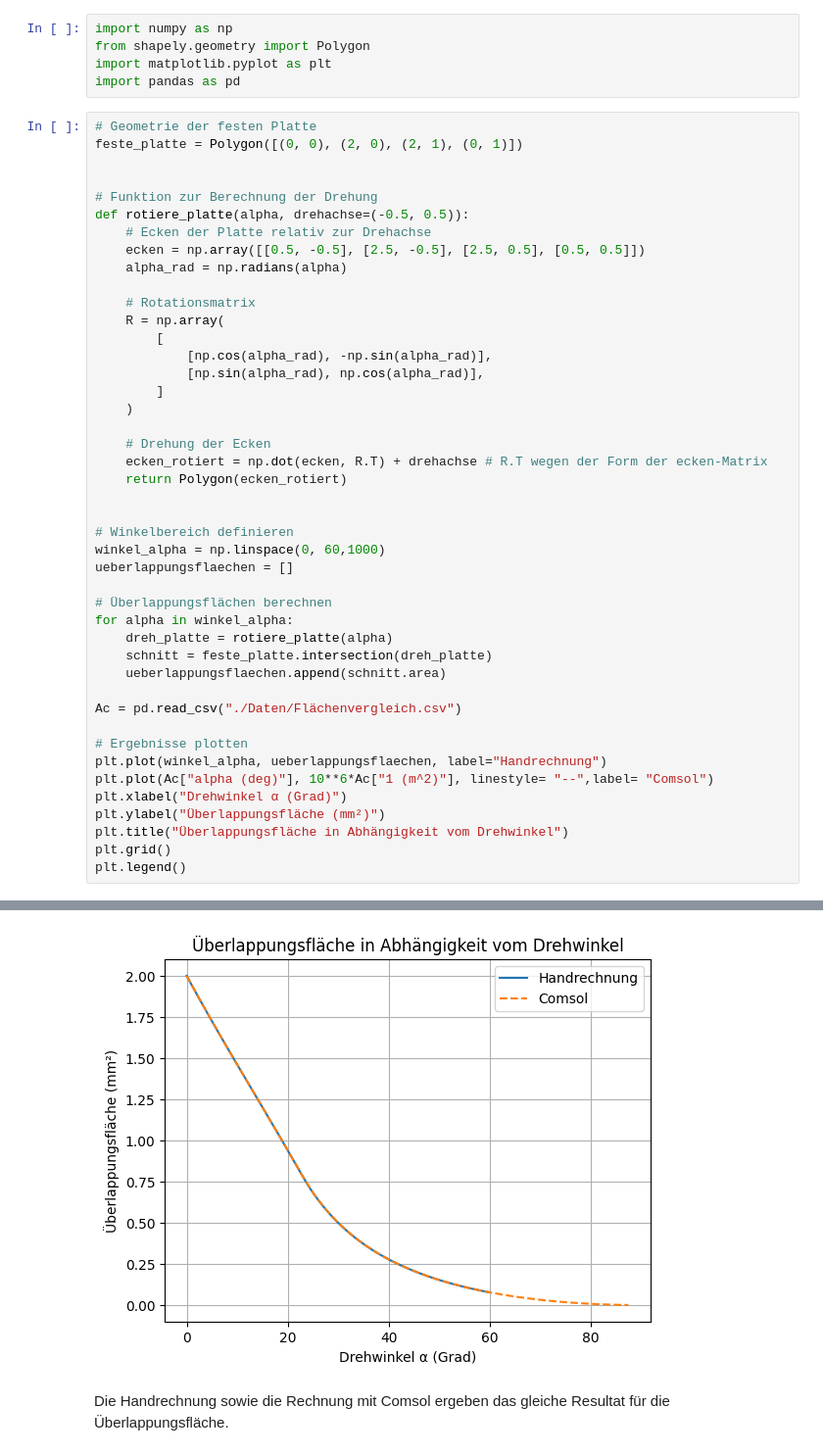
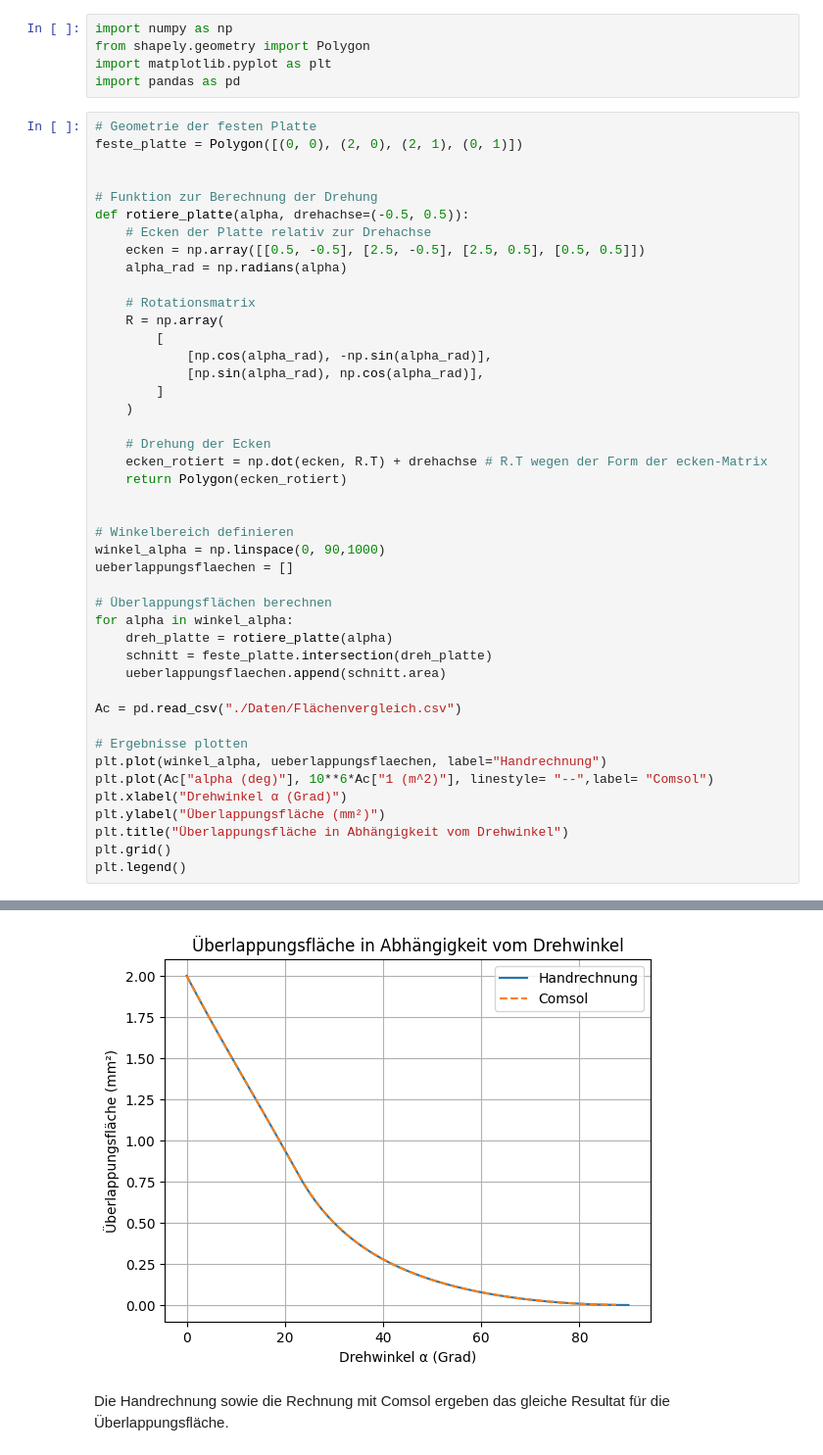
Before and after one commit to HansPeter21/COP_Elektrostatik, a Jupyter notebook: Projekt_ES_Albertin_Schegg.ipynb, the cells around one changed output, grey strips where cells are left out. Shown: that part at 98% size. Drawn from its saved outputs; the diff is of its cells as text.

```diff
--- a/Projekt_ES_Albertin_Schegg.ipynb
+++ b/Projekt_ES_Albertin_Schegg.ipynb
@@ -40,35 +40,35 @@ def rotiere_platte(alpha, drehachse=(-0.5, 0.5)):
             [np.sin(alpha_rad), np.cos(alpha_rad)],
         ]
     )
 
     # Drehung der Ecken
     ecken_rotiert = np.dot(ecken, R.T) + drehachse # R.T wegen der Form der ecken-Matrix
     return Polygon(ecken_rotiert)
 
 
 # Winkelbereich definieren
-winkel_alpha = np.linspace(0, 60,1000)
+winkel_alpha = np.linspace(0, 90,1000)
 ueberlappungsflaechen = []
 
 # Überlappungsflächen berechnen
 for alpha in winkel_alpha:
     dreh_platte = rotiere_platte(alpha)
     schnitt = feste_platte.intersection(dreh_platte)
     ueberlappungsflaechen.append(schnitt.area)
 
 Ac = pd.read_csv("./Daten/Flächenvergleich.csv")
 
 # Ergebnisse plotten
 plt.plot(winkel_alpha, ueberlappungsflaechen, label="Handrechnung")
 plt.plot(Ac["alpha (deg)"], 10**6*Ac["1 (m^2)"], linestyle= "--",label= "Comsol")
 plt.xlabel("Drehwinkel α (Grad)")
 plt.ylabel("Überlappungsfläche (mm²)")
 plt.title("Überlappungsfläche in Abhängigkeit vom Drehwinkel")
 plt.grid()
 plt.legend()
 # %% [output]
 <matplotlib.legend.Legend at 0x...>
-[figure, old version]
+[figure, new version]
 # %% [markdown]
 Die Handrechnung sowie die Rechnung mit Comsol ergeben das gleiche Resultat für die Überlappungsfläche.
 # %% [markdown]
```
Also changed, not shown: parts of 9 cells of this notebook.
